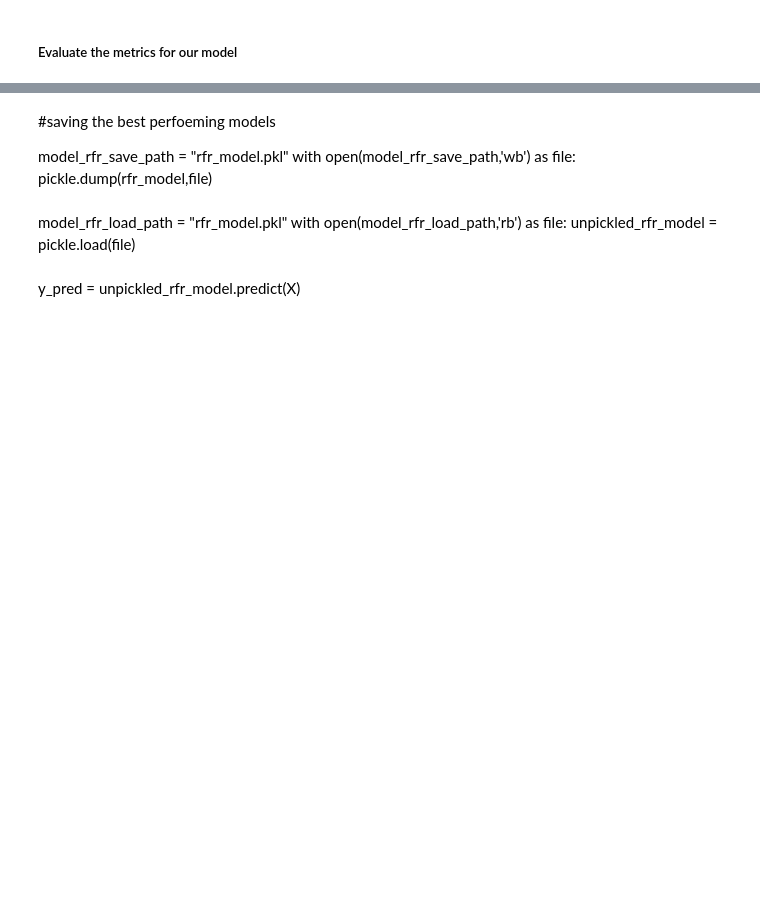
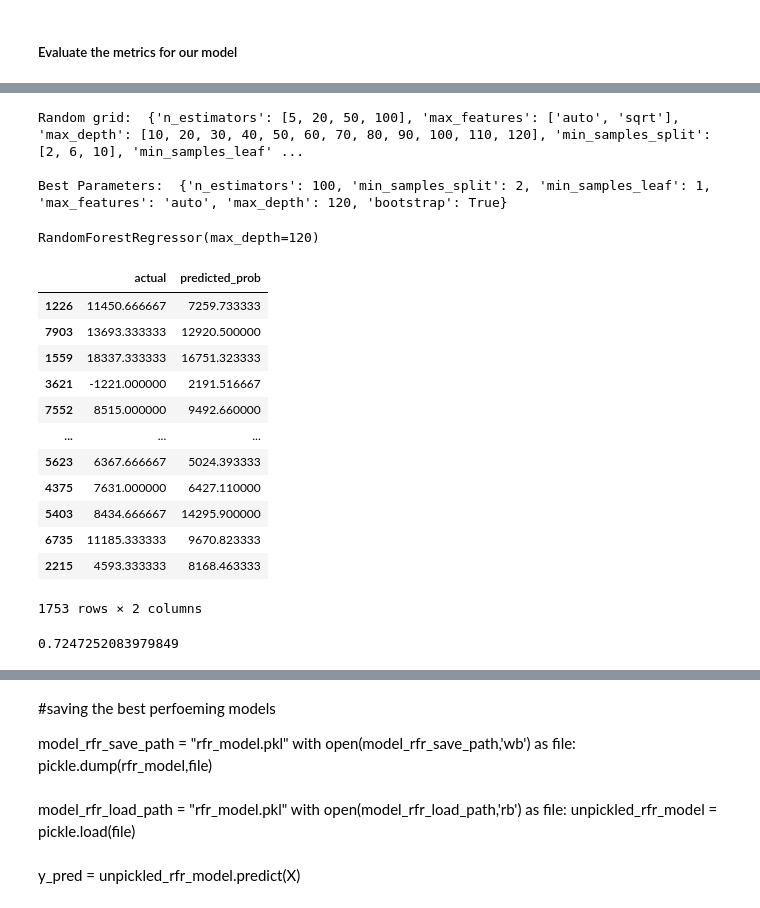
Before and after one commit to Keltings/spain_electricity_shortfall, a Jupyter notebook: Regression Analysis/Regression model notebook-Copy1.ipynb, the cells around one changed output, grey strips where cells are left out. Cells and saved outputs as stored; diff of their text form; code cells hidden in the pictures; blank space fills up the shorter version.

```diff
--- a/Regression Analysis/Regression model notebook-Copy1.ipynb
+++ b/Regression Analysis/Regression model notebook-Copy1.ipynb
@@ -853,3 +981,40 @@ plt.show()
+# %%
+print ('Random grid: ', random_grid, '\n')
+# print the best parameters
+print ('Best Parameters: ', rfr_random.best_params_, ' \n')
+# %% [output]
+Random grid:  {'n_estimators': [5, 20, 50, 100], 'max_features': ['auto', 'sqrt'], 'max_depth': [10, 20, 30, 40, 50, 60, 70, 80, 90, 100, 110, 120], 'min_samples_split': [2, 6, 10], 'min_samples_leaf' ...
+
+Best Parameters:  {'n_estimators': 100, 'min_samples_split': 2, 'min_samples_leaf': 1, 'max_features': 'auto', 'max_depth': 120, 'bootstrap': True}
+# %%
+randmf = RandomForestRegressor(n_estimators = 100, min_samples_split = 2, min_samples_leaf= 1, max_features = 'auto', max_depth = 120, bootstrap=True)
+randmf.fit( X_train[best_features], y_train)
+# %% [output]
+RandomForestRegressor(max_depth=120)
+# %%
+y_pred_rf1 = pd.DataFrame( { "actual": y_test,
+"predicted_prob": randmf.predict(
+( X_test[best_features] ) ) } )
+y_pred_rf1
+# %% [output]
+|  | actual | predicted_prob |
+| 1226 | 11450.666667 | 7259.733333 |
+| 7903 | 13693.333333 | 12920.500000 |
+| 1559 | 18337.333333 | 16751.323333 |
+| 3621 | -1221.000000 | 2191.516667 |
+| 7552 | 8515.000000 | 9492.660000 |
+| ... | ... | ... |
+| 5623 | 6367.666667 | 5024.393333 |
+| 4375 | 7631.000000 | 6427.110000 |
+| 5403 | 8434.666667 | 14295.900000 |
+| 6735 | 11185.333333 | 9670.823333 |
+| 2215 | 4593.333333 | 8168.463333 |
+1753 rows × 2 columns
+# %%
+r2 = r2_score(y_test, randmf.predict(X_test[best_features]))
+print(r2)
+# %% [output]
+0.7247252083979849
 # %%
 from sklearn.ensemble import RandomForestRegressor
 import pickle
```
Also changed, not shown: parts of 41 cells of this notebook, 1 other file.
